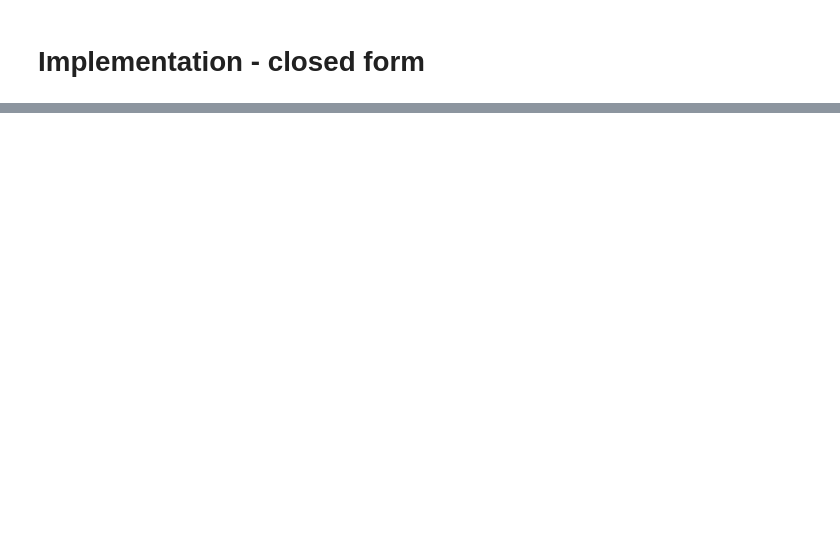
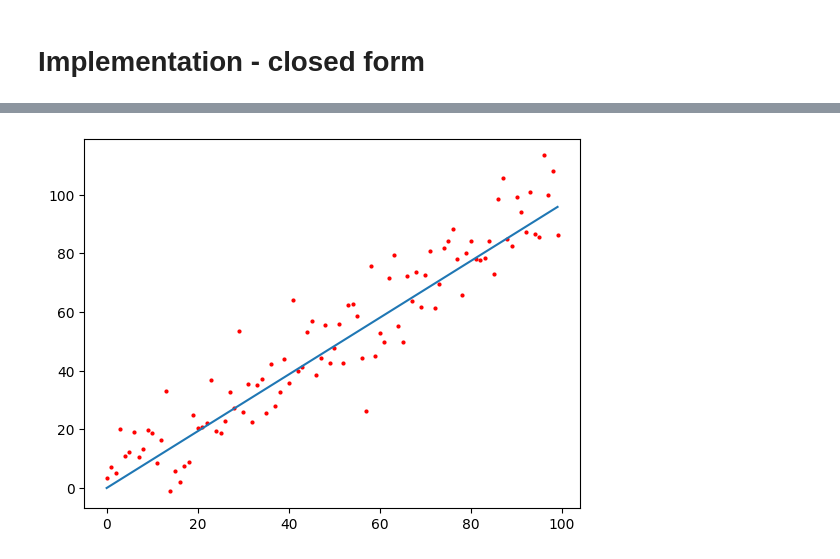
Before and after one commit to DeepSmeag/commonMLalgorithms, a Jupyter notebook: supervisedLearning/linearRegression.ipynb, the cells around one changed output, grey strips where cells are left out. Saved outputs shown, nothing was run; the diff lists cells and outputs as text; code cells hidden in the pictures; blank space fills up the shorter version.

```diff
--- a/supervisedLearning/linearRegression.ipynb
+++ b/supervisedLearning/linearRegression.ipynb
@@ -69,0 +134,32 @@ plotDataAndLine(X,y,theta)
+# %%
+# And here is an implementation of the vectorized version
+def generateData(numPoints:int):
+    # we now generate X as a matrix with the bias incorporated
+    bias = np.ones(numPoints)
+    X = np.array([i for i in range(numPoints)])
+    X = np.column_stack([X,bias])
+    y = np.linspace(0, 100, num=numPoints) + np.random.normal(0, 10, numPoints)
+    return X,y
+
+def plotData(X,y):
+    plt.plot(X[:,0], y, 'ro', markersize=2)
+def plotLine(X,theta):
+    plt.plot(X, np.multiply(X,theta), '-')
+def plotShow():
+    plt.show()
+# %%
+# And now computing theta
+def findTheta(X,y):
+    xTxInv = np.linalg.inv(np.matmul(X.T,X))
+    xTy = np.matmul(X.T,y)
+    theta = np.matmul(xTxInv,xTy)
+    return theta
+# %%
+# And putting it all together
+X,y = generateData(100)
+plotData(X,y)
+theta = findTheta(X,y)
+plotLine(X, theta)
+plotShow()
+# %% [output]
+[figure, added]
```
Also changed, not shown: parts of 6 cells of this notebook, 1 other file.
